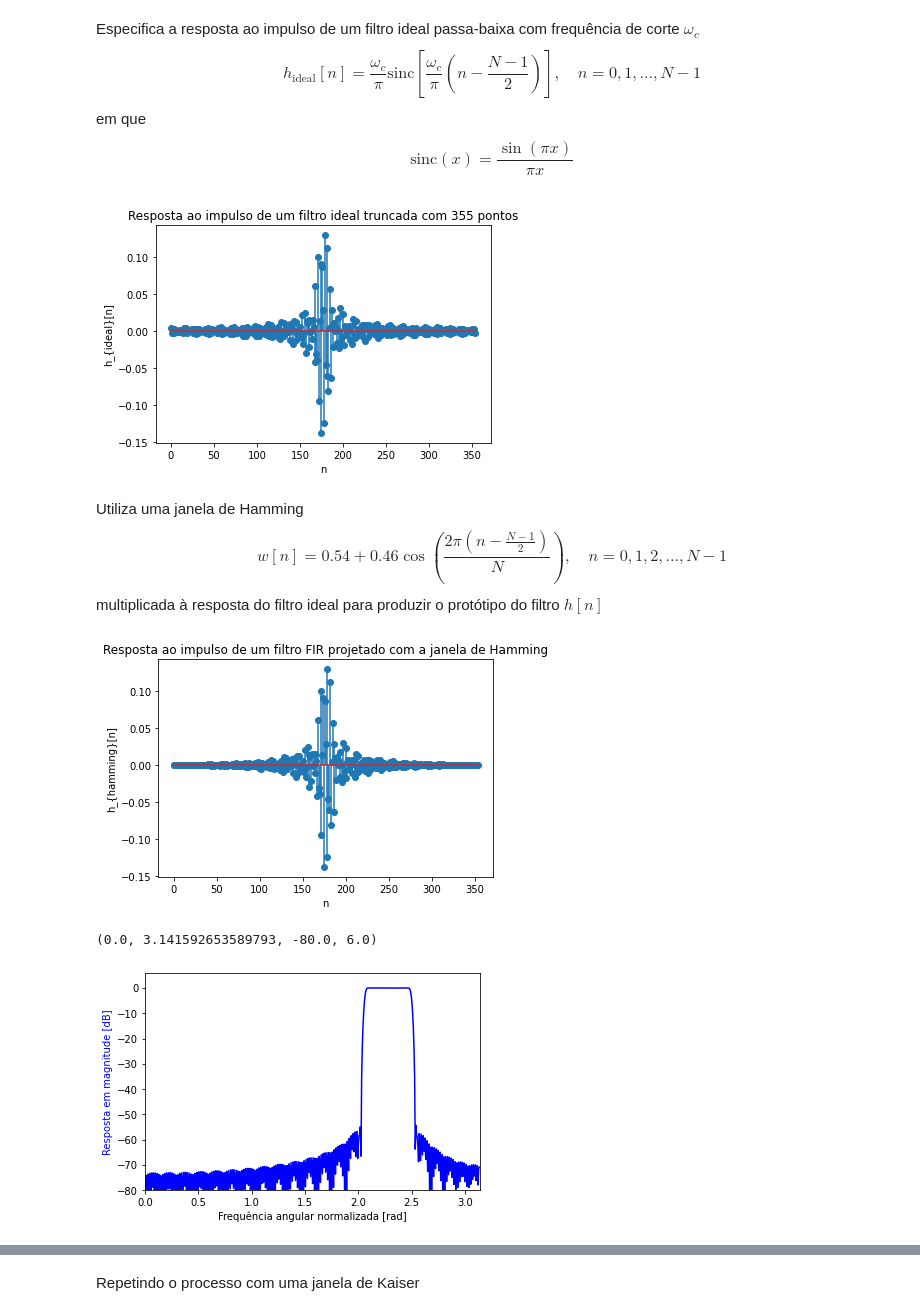
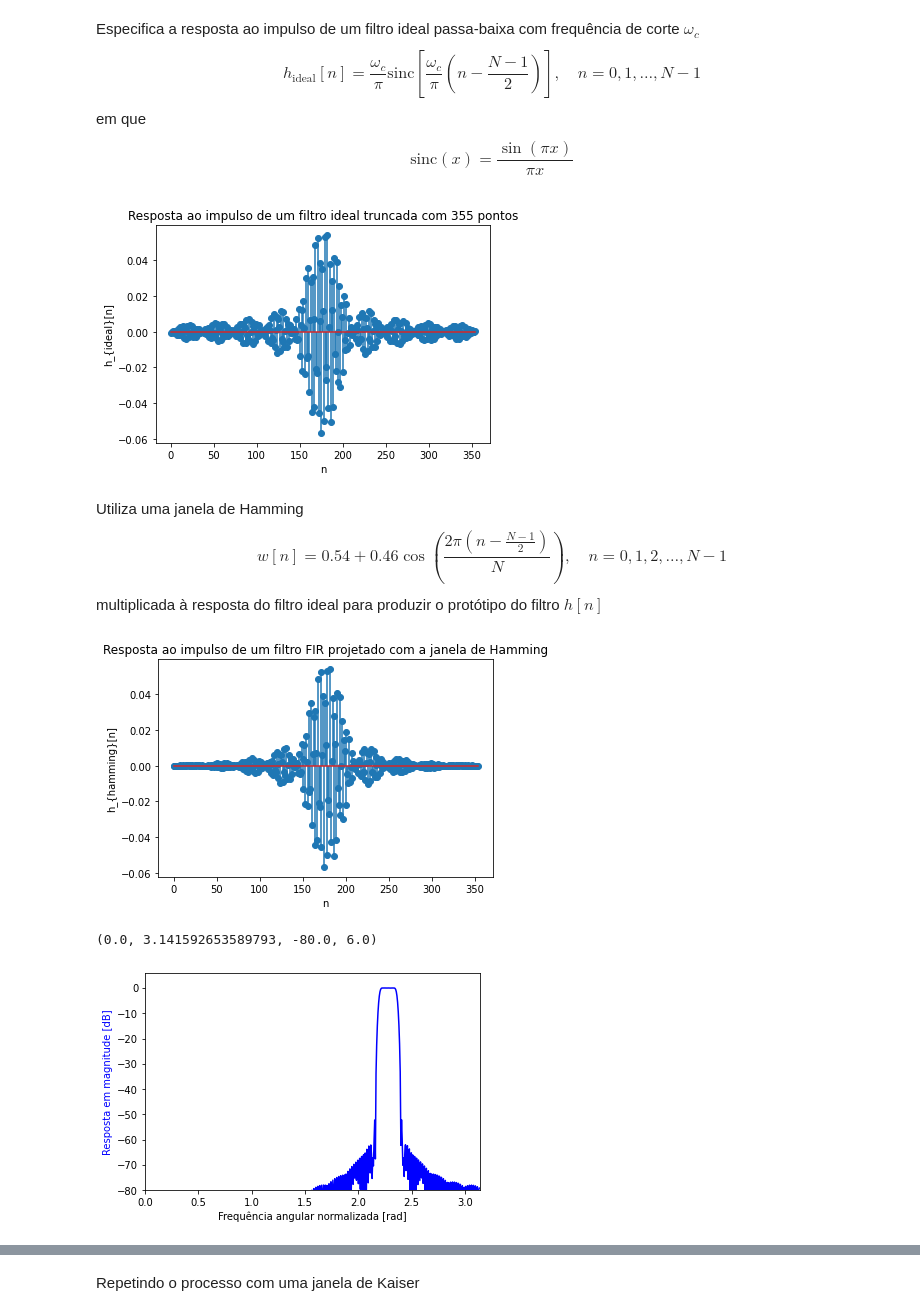
Before and after one commit to pmvdafonseca/filter_fir_high_pass, a Jupyter notebook: Projeto_FIR.ipynb, the cells around one changed output, grey strips where cells are left out. Saved outputs shown, nothing was run; the diff lists cells and outputs as text; code cells hidden in the pictures.

```diff
--- a/Projeto_FIR.ipynb
+++ b/Projeto_FIR.ipynb
@@ -27,8 +27,8 @@ from numpy import sin, cos, pi
 fs = 44100        # frequência de amostragem
 alphap = 0.1      # ripple admissível na banda de passagem em dB
 alphar = 60       # atenuação mínima na banda de rejeição (ripple) em dB
-theta_l = 15500
-theta_u = 16500
+theta_l = 15800
+theta_u = 16200
 # %% [markdown]
 Algumas transformações necessárias nas variáveis de entrada:
 
@@ -120,20 +120,21 @@ em que $$\mathrm{sinc}(x) = \frac{\sin(\pi x)}{\pi x}$$
 # %%
 # Especifiquei um comprimento de filtro FIR a partir das estimativas anteriores mas não necessariamente usando elas
 N = 355
 n = np.arange(0,N,1)
 
 theta_c =((theta_u - theta_l)/2)*(2.0*np.pi/fs)
 theta_o = ((theta_u +theta_l)/2)*(2.0*np.pi/fs)
 
-hideal = 2*cos(n*theta_o)*theta_c*special.sinc((n-(N-1)/2.0)*theta_c)
+hideal = 2*cos(n*theta_o)*(theta_c*special.sinc((n-(N-1)/2.0)*theta_c))
+
 
 plt.title('Resposta ao impulso de um filtro ideal truncada com '+str(N)+' pontos')
 plt.xlabel('n')
 plt.ylabel('h_{ideal}[n]')
 plt.stem(n,hideal,use_line_collection=True)
 plt.show()
 # %% [output]
-[figure, old version]
+[figure, new version]
 # %% [markdown]
 Utiliza uma janela de Hamming
 $$w[n] = 0.54 + 0.46\cos\left(\frac{2\pi \left(n - \frac{N-1}{2}\right)}{N}\right), \quad n=0,1,2,\ldots,N-1$$
@@ -147,7 +148,7 @@ plt.ylabel('h_{hamming}[n]')
 plt.stem(n,hhamming,use_line_collection=True)
 plt.show()
 # %% [output]
-[figure, old version]
+[figure, new version]
 # %%
 w,respfreq = signal.freqz(hhamming,1)
 plt.plot(w, 20 * np.log10(abs(respfreq)), 'b')
@@ -159,7 +160,7 @@ plt.xlabel('Frequência angular normalizada [rad]')
 plt.axis([0, np.pi, -80, 6])
 # %% [output]
 (0.0, 3.141592653589793, -80.0, 6.0)
-[figure, old version]
+[figure, new version]
 # %%
 w,respfreq = signal.freqz(hhamming,1)
 plt.plot((w/(2.0*np.pi/fs))/1000, 20 * np.log10(abs(respfreq)), 'b')
```
Also changed, not shown: parts of 5 cells of this notebook.
